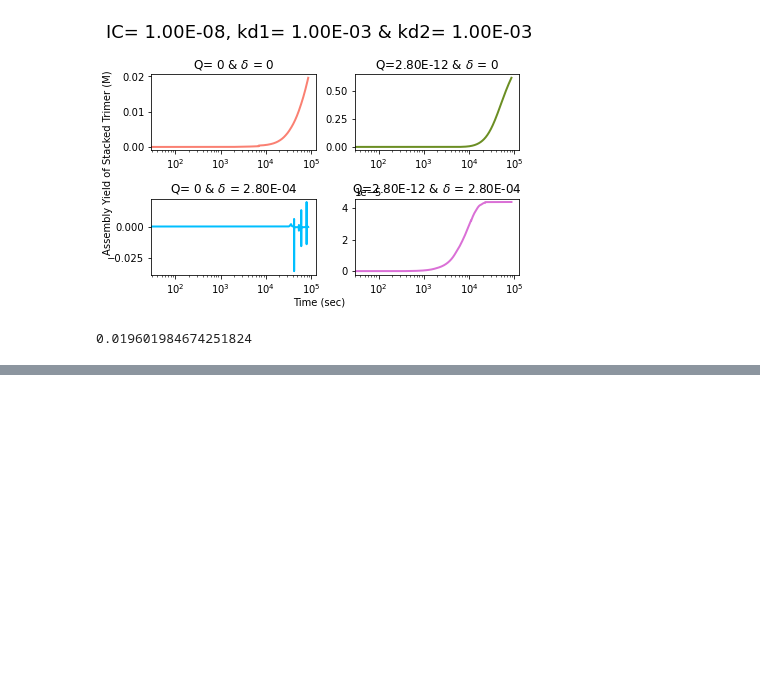
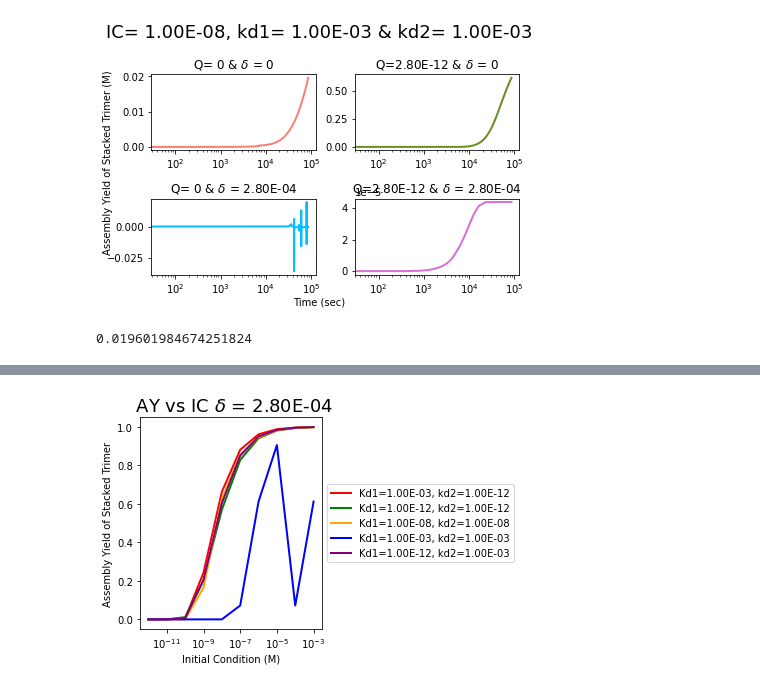
Before and after one commit to llagunes-324B21/Persephone_SR, a Jupyter notebook: April_2022/LL_SR_04_2022.ipynb, the cells around one changed output, grey strips where cells are left out. Drawn from its saved outputs; the diff is of its cells as text; code cells hidden in the pictures; blank space fills up the shorter version.

Commit message:
plot AY vs IC trial 1 - need to play with tols for each curve -LL

```diff
--- a/April_2022/LL_SR_04_2022.ipynb
+++ b/April_2022/LL_SR_04_2022.ipynb
@@ -752,0 +778,81 @@ print(Yn_1)
+# %%
+# ----------------------------------------------------
+# --- Assembly Yield w Synth/Deg at 24hrs AY vs IC ---
+# ----------------------------------------------------
+
+# calculate AY vs IC
+
+# --- PARAMETERS ---
+# List of fixed parameters
+kOn = 10**6
+δ_main = 2.8*10**-4 # degradation parameter term
+δ = δ_main
+# other parameters
+tEnd = 86400 # 24hrs
+t = np.linspace(0,tEnd,2000)
+
+# make vector of all IC to consider
+nICpts=10;
+minDeg_IC = -12; maxDeg_IC = -3;
+
+print("Working on AY vs IC...")
+
+# RED
+# --- kd1 = 10^-3 & kd2 = 10^-12 ---
+# Binding strengths
+kd1 = 10**-3 ; kd2 = 10**-12
+kd1_1 = kd1; kd2_1= kd2;
+allAY_ICs = calc_AYvsIC_synthDeg(minDeg_IC, maxDeg_IC, nICpts)
+allICs_1 = allAY_ICs[0]; AYvsIC_1=allAY_ICs[1]
+# GREEN
+# --- kd1 = 10^-12 & kd2 = 10^-12 ---
+kd1 = 10**-12 ; kd2 = 10**-12
+kd1_2 = kd1; kd2_2= kd2;
+allAY_ICs = calc_AYvsIC_synthDeg(minDeg_IC, maxDeg_IC, nICpts)
+allICs_2 = allAY_ICs[0]; AYvsIC_2=allAY_ICs[1]
+# ORANGE
+# --- kd1 = 10^-8 & kd2 = 10^-8 ---
+kd1 = 10**-8; kd2 = 10**-8
+kd1_3 = kd1; kd2_3= kd2;
+allAY_ICs = calc_AYvsIC_synthDeg(minDeg_IC, maxDeg_IC, nICpts)
+allICs_3 = allAY_ICs[0]; AYvsIC_3=allAY_ICs[1]
+# BLUE
+# --- kd1 = 10^-3 & kd2 = 10^-3 ---
+kd1 = 10**-3; kd2 = 10**-3
+kd1_4 = kd1; kd2_4= kd2;
+allAY_ICs = calc_AYvsIC_synthDeg(minDeg_IC, maxDeg_IC, nICpts)
+allICs_4 = allAY_ICs[0]; AYvsIC_4=allAY_ICs[1]
+# PURPLE
+# --- kd1 = 10^-12 & kd2 = 10^-3 ---
+kd1 = 10**-12; kd2 = 10**-3
+kd1_5 = kd1; kd2_5= kd2;
+allAY_ICs = calc_AYvsIC_synthDeg(minDeg_IC, maxDeg_IC, nICpts)
+allICs_5 = allAY_ICs[0]; AYvsIC_5=allAY_ICs[1]
+
+print("Done with AY vs IC pts")
+
+# Now plot curve
+delta_val_format = format(δ_main,'.2E');
+kd1_format_1 = format(kd1_1,'.2E');kd2_format_1 = format(kd2_1,'.2E')
+kd1_format_2 = format(kd1_2,'.2E');kd2_format_2 = format(kd2_2,'.2E')
+kd1_format_3 = format(kd1_3,'.2E');kd2_format_3 = format(kd2_3,'.2E')
+kd1_format_4 = format(kd1_4,'.2E');kd2_format_4 = format(kd2_4,'.2E')
+kd1_format_5 = format(kd1_5,'.2E');kd2_format_5 = format(kd2_5,'.2E')
+
+fig2 = plt.semilogx(allICs_1,AYvsIC_1,'r-',linewidth=2)
+fig2 = plt.semilogx(allICs_2,AYvsIC_2,'g-',linewidth=2)
+fig2 = plt.semilogx(allICs_3,AYvsIC_3,'-',linewidth=2, color='orange')
+fig2 = plt.semilogx(allICs_4,AYvsIC_4,'b-',linewidth=2)
+fig2 = plt.semilogx(allICs_5,AYvsIC_5,'-',linewidth=2, color='purple')
+
+#plt.axis((x1,x2,0,1))
+plt.title( " AY vs IC $\delta$ = " +delta_val_format, fontsize=18)
+plt.xlabel('Initial Condition (M)')
+plt.ylabel('Assembly Yield of Stacked Trimer')
+plt.legend(["Kd1="+kd1_format_1+", kd2=" +kd2_format_1, "Kd1="+kd1_format_2+", kd2=" +kd2_format_2, "Kd1="+kd1_format_3+", kd2=" +kd2_format_3,  "Kd1="+kd1_format_4+", kd2=" +kd2_format_4, "Kd1="+kd1_format_5+", kd2=" +kd2_format_5],loc='center left', bbox_to_anchor=(1, 0.5))
+#plt.show()
+plt.tight_layout()
+plt.savefig('LL_SR_AYvsIC_sd_'+today+'.eps')
+
+# NEED TO PLAY AROUND WITH TOLS FOR EACH CURVE!!! THEN HEATMAPS!!
+# %% [output]
@@ -752,0 +863 @@ print(Yn_1)
+[figure, added]
```
Also changed, not shown: parts of 5 cells of this notebook.
